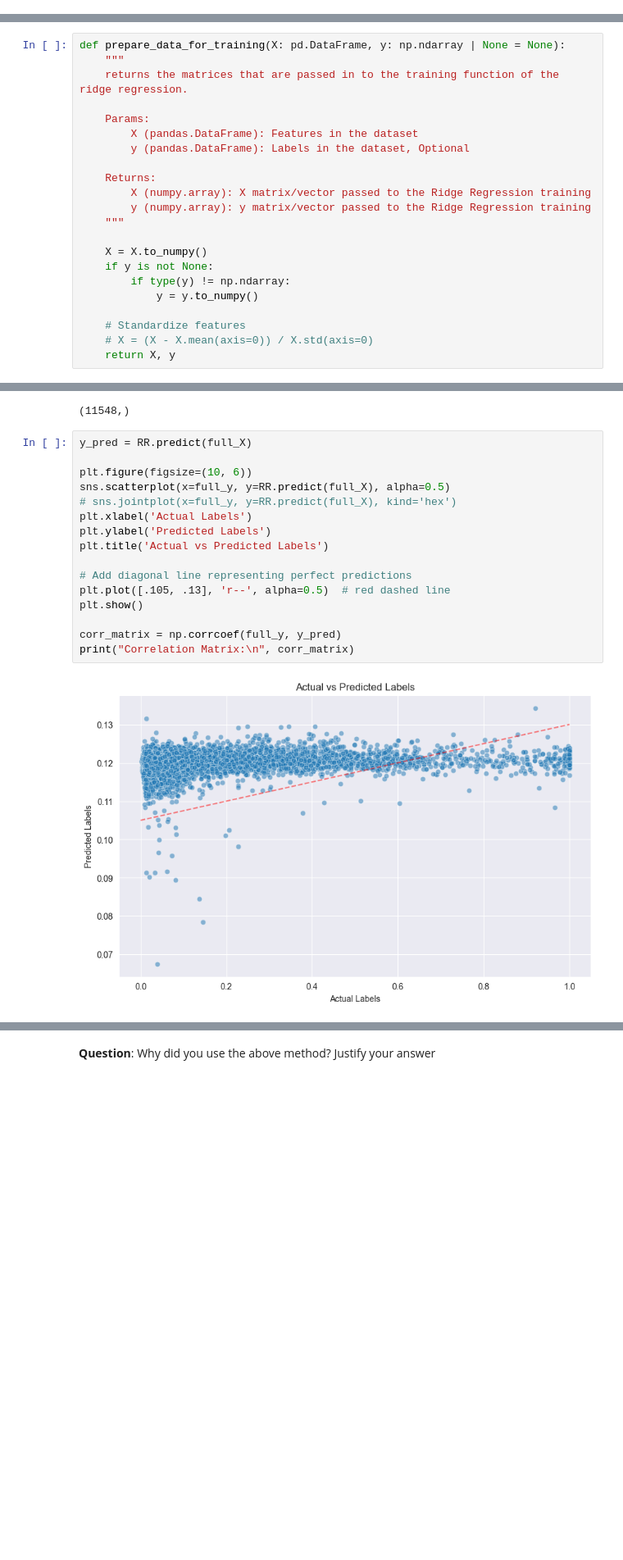
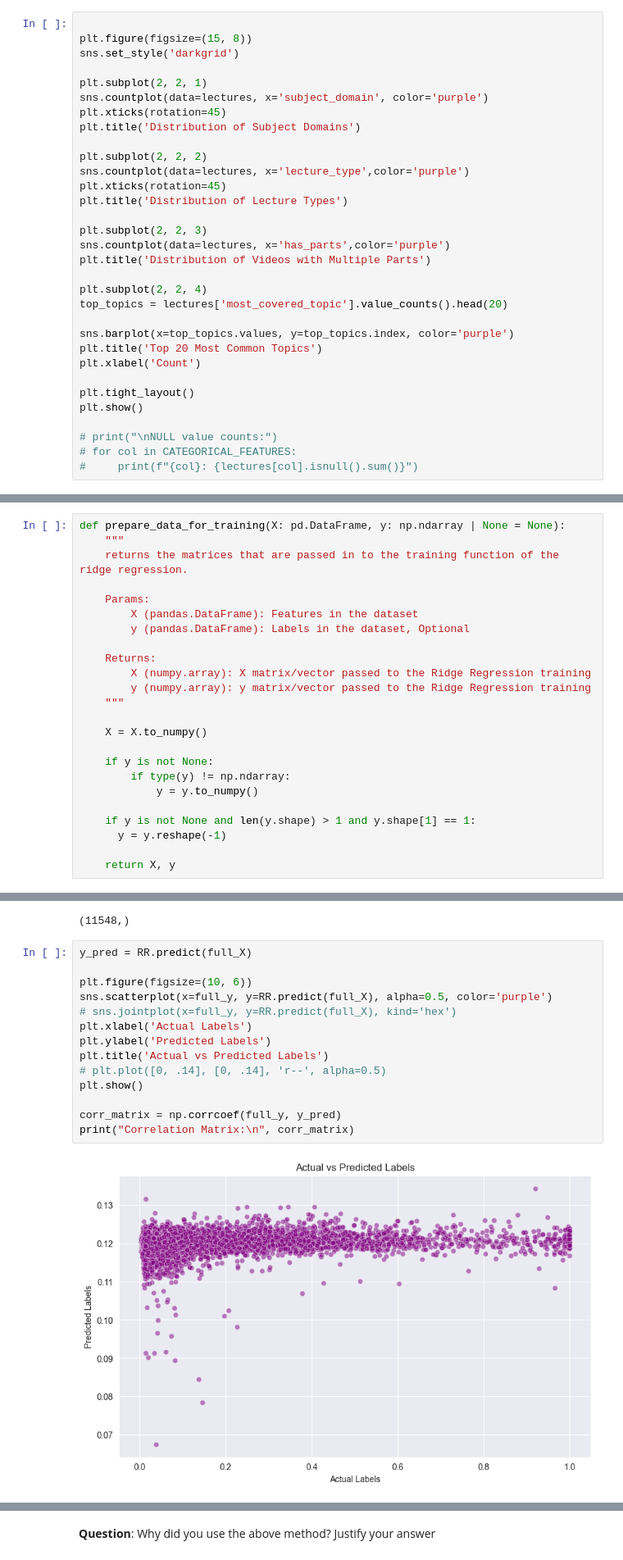
Before and after one commit to the-rich-piana/COMP0186_Foundations_AI, a Jupyter notebook: Coursework 1/assignment_COMP0186.ipynb, the cells around one changed output, grey strips where cells are left out. Shown at 82% size. Drawn from its saved outputs; the diff is of its cells as text; blank space fills up the shorter version.

```diff
--- a/Coursework 1/assignment_COMP0186.ipynb
+++ b/Coursework 1/assignment_COMP0186.ipynb
@@ -296,0 +248,32 @@ TODO: FIX THIS FUCKING GRAPH^^
+# %%
+
+plt.figure(figsize=(15, 8))
+sns.set_style('darkgrid')
+
+plt.subplot(2, 2, 1)
+sns.countplot(data=lectures, x='subject_domain', color='purple')
+plt.xticks(rotation=45)
+plt.title('Distribution of Subject Domains')
+
+plt.subplot(2, 2, 2)
+sns.countplot(data=lectures, x='lecture_type',color='purple')
+plt.xticks(rotation=45)
+plt.title('Distribution of Lecture Types')
+
+plt.subplot(2, 2, 3)
+sns.countplot(data=lectures, x='has_parts',color='purple')
+plt.title('Distribution of Videos with Multiple Parts')
+
+plt.subplot(2, 2, 4)
+top_topics = lectures['most_covered_topic'].value_counts().head(20)
+
+sns.barplot(x=top_topics.values, y=top_topics.index, color='purple')
+plt.title('Top 20 Most Common Topics')
+plt.xlabel('Count')
+
+plt.tight_layout()
+plt.show()
+
+# print("\nNULL value counts:")
+# for col in CATEGORICAL_FEATURES:
+#     print(f"{col}: {lectures[col].isnull().sum()}")
@@ -843,12 +864,14 @@ def prepare_data_for_training(X: pd.DataFrame, y: np.ndarray | None = None):
     """
 
     X = X.to_numpy()
+
     if y is not None:
         if type(y) != np.ndarray:
             y = y.to_numpy()
 
-    # Standardize features
-    # X = (X - X.mean(axis=0)) / X.std(axis=0)
+    if y is not None and len(y.shape) > 1 and y.shape[1] == 1:
+      y = y.reshape(-1)
+
     return X, y
 # %%
 X_, y_ = prepare_data_for_training(full_X, full_y)
@@ -1030,21 +1048,19 @@ full_y.shape
 # %%
 y_pred = RR.predict(full_X)
 
 plt.figure(figsize=(10, 6))
-sns.scatterplot(x=full_y, y=RR.predict(full_X), alpha=0.5)
+sns.scatterplot(x=full_y, y=RR.predict(full_X), alpha=0.5, color='purple')
 # sns.jointplot(x=full_y, y=RR.predict(full_X), kind='hex')
 plt.xlabel('Actual Labels')
 plt.ylabel('Predicted Labels')
 plt.title('Actual vs Predicted Labels')
-
-# Add diagonal line representing perfect predictions
-plt.plot([.105, .13], 'r--', alpha=0.5)  # red dashed line
+# plt.plot([0, .14], [0, .14], 'r--', alpha=0.5)
 plt.show()
 
 corr_matrix = np.corrcoef(full_y, y_pred)
 print("Correlation Matrix:\n", corr_matrix)
 # %% [output]
-[figure, old version]
+[figure, new version]
 Correlation Matrix:
  [[1.         0.14663786]
  [0.14663786 1.        ]]
```
Also changed, not shown: parts of 44 cells of this notebook.
